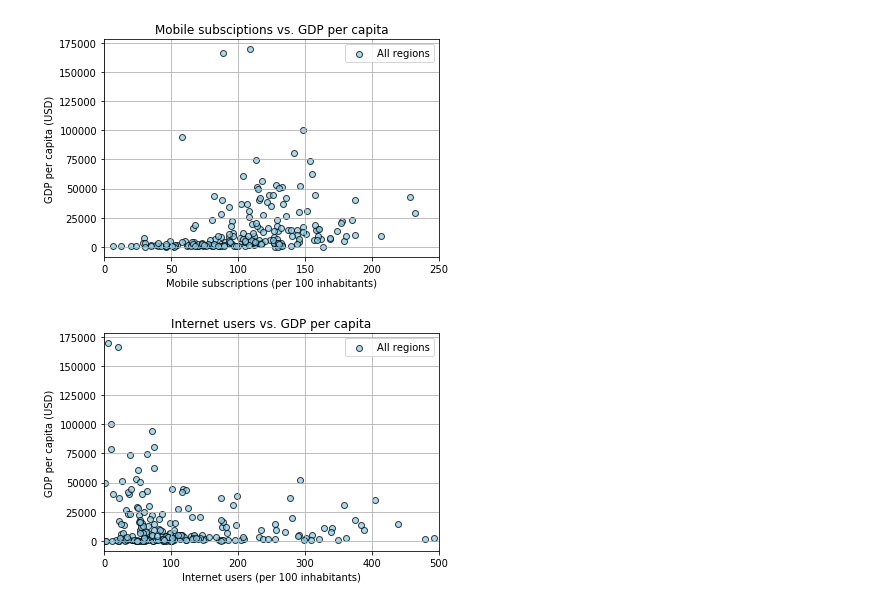
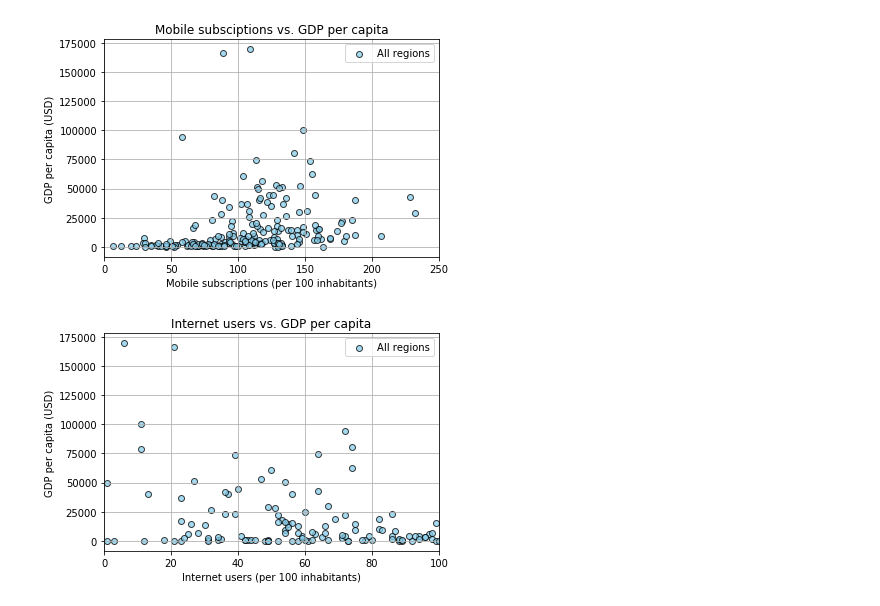
Before and after one commit to Data-Analytics-Project-Group/Visualizing-World-Economic-Trends, a Jupyter notebook: Visualizing World Economic Trends.ipynb, the cells around one changed output. Saved outputs shown, nothing was run; the diff lists cells and outputs as text; code cells hidden in the pictures.

Commit message:
Add Project 1 files via upload
Updated Jupyter Notebook file and uploaded image files for Project 1.

```diff
--- a/Visualizing World Economic Trends.ipynb
+++ b/Visualizing World Economic Trends.ipynb
@@ -276,32 +284,34 @@ elif(region.lower() == "america"):
 elif(region.lower() == "other"):
 
     plt.scatter(other_tech_data["Internet users (per 100 inhabitants)"],
                 other_tech_data["GDP per capita (USD)"],
                 facecolors = "skyblue",
                 edgecolors = "black",
                 linewidths = 1,
                 marker = "o",
                 alpha = 0.75,
                 label = "Other")
 
 else:
 
     plt.scatter(tech_data["Internet users (per 100 inhabitants)"],
                 tech_data["GDP per capita (USD)"],
                 facecolors = "skyblue",
                 edgecolors = "black",
                 linewidths = 1,
                 marker = "o",
                 alpha = 0.75,
                 label = "All regions")
 
 plt.title("Internet users vs. GDP per capita")
 plt.ylabel("GDP per capita (USD)")
 plt.xlabel("Internet users (per 100 inhabitants)")
-plt.xlim(0, 500)
+plt.xlim(0, 100)
 plt.grid(True)
 plt.legend()
 
+plt.savefig("Internet_users_vs_GDP_per_capita.png")
+
 plt.show()
 # %% [output]
-[figure, old version]
+[figure, new version]
```
Also changed, not shown: parts of 4 cells of this notebook, 5 other files.
